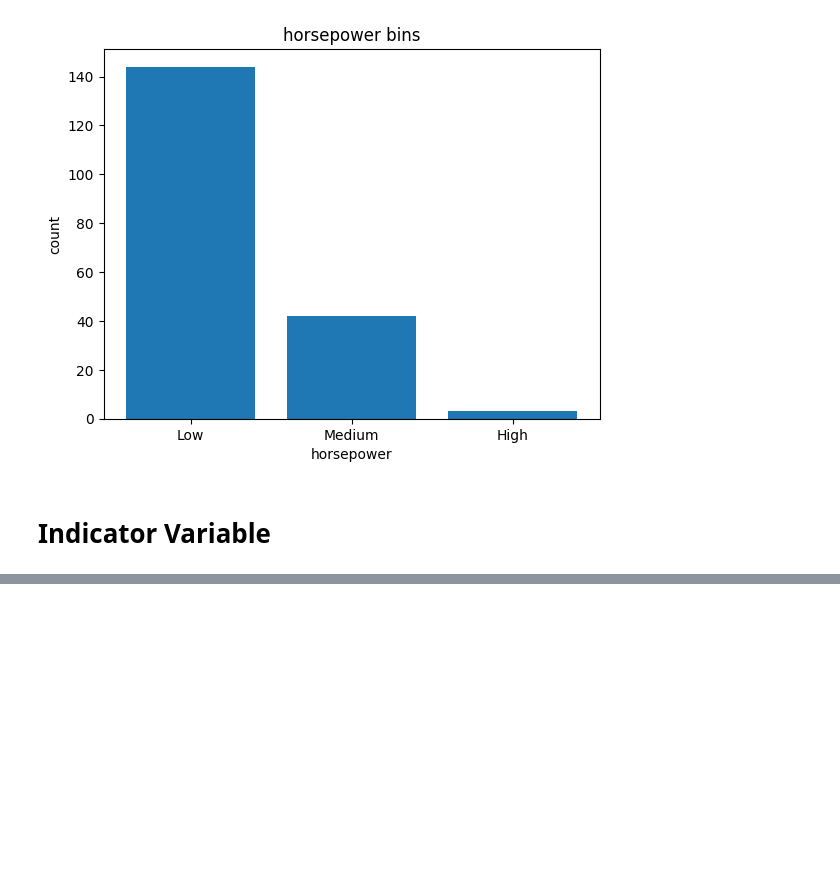
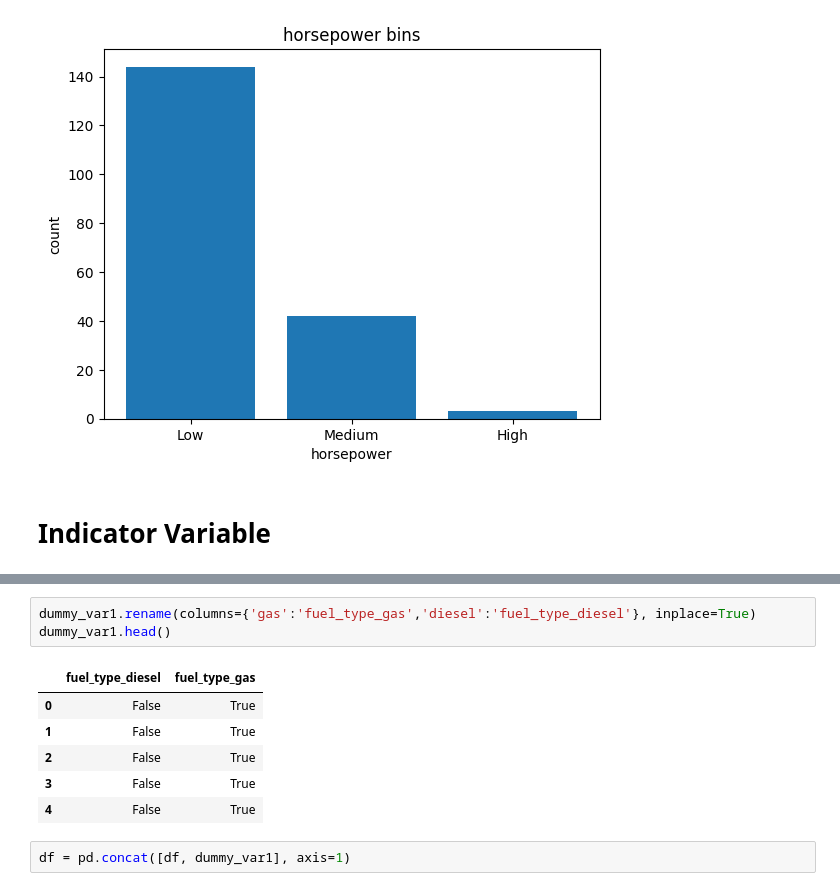
Before and after one commit to nayeem29dse/Car-Data-Analysis, a Jupyter notebook: automobiles_analysis.ipynb, the cells around one changed output, grey strips where cells are left out. Cells and saved outputs as stored; diff of their text form; blank space fills up the shorter version.

```diff
--- a/automobiles_analysis.ipynb
+++ b/automobiles_analysis.ipynb
@@ -462,0 +478,12 @@ Text(0.5, 1.0, 'horsepower bins')
+# %%
+dummy_var1.rename(columns={'gas':'fuel_type_gas','diesel':'fuel_type_diesel'}, inplace=True)
+dummy_var1.head()
+# %% [output]
+|  | fuel_type_diesel | fuel_type_gas |
+| 0 | False | True |
+| 1 | False | True |
+| 2 | False | True |
+| 3 | False | True |
+| 4 | False | True |
+# %%
+df = pd.concat([df, dummy_var1], axis=1)
```
Also changed, not shown: parts of 8 cells of this notebook.
